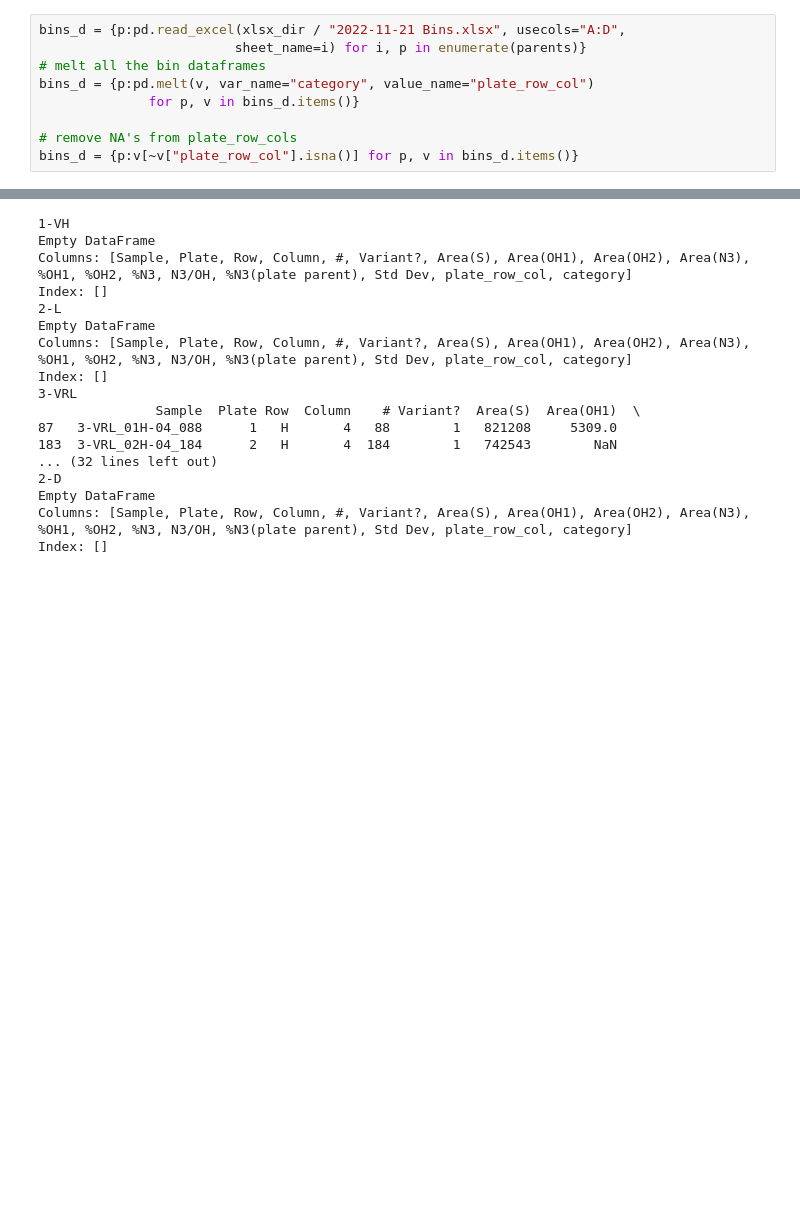
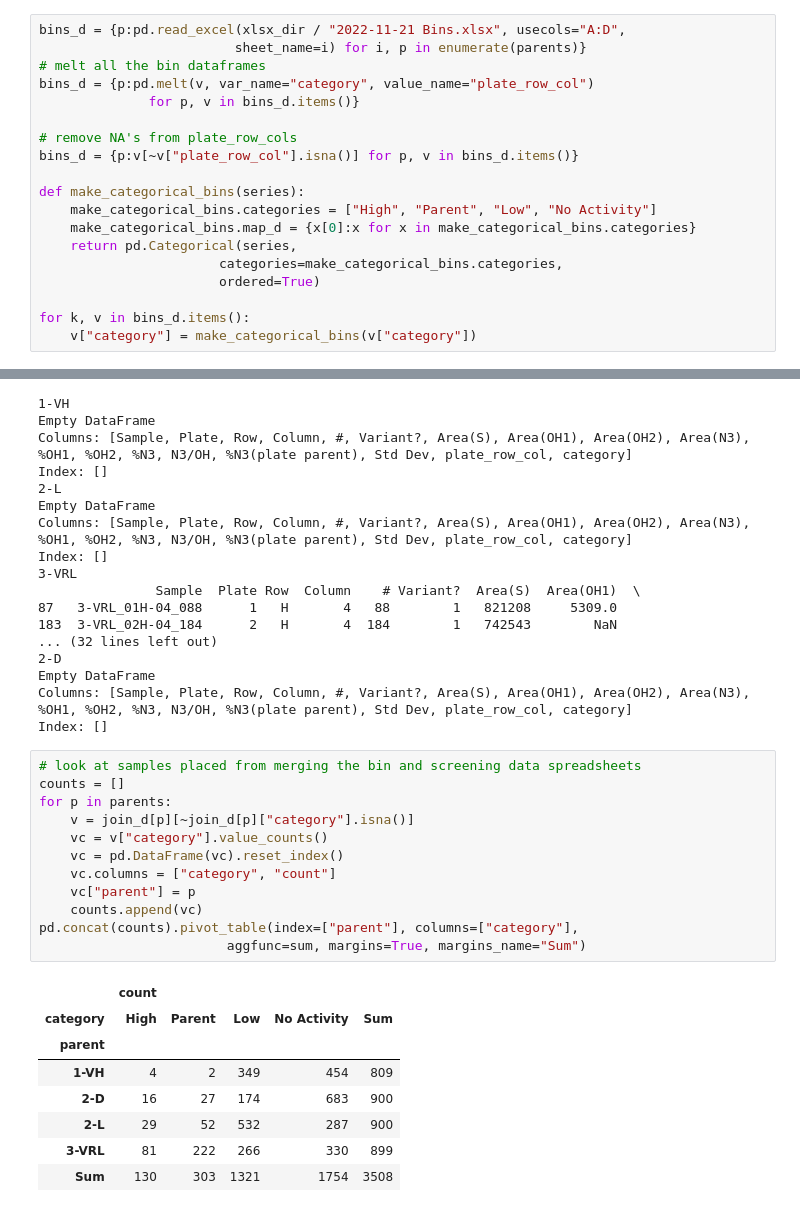
Before and after one commit to RomeroLab/sadx-latent-function, a Jupyter notebook: projects/Biochemical_Ordinal/scripts/nb_screening_data.ipynb, the cells around one changed output, grey strips where cells are left out. Cells and saved outputs as stored; diff of their text form; blank space fills up the shorter version.

Commit message:
Matching up samples placed

```diff
--- a/projects/Biochemical_Ordinal/scripts/nb_screening_data.ipynb
+++ b/projects/Biochemical_Ordinal/scripts/nb_screening_data.ipynb
@@ -57,6 +57,16 @@ bins_d = {p:pd.melt(v, var_name="category", value_name="plate_row_col")
 
 # remove NA's from plate_row_cols
 bins_d = {p:v[~v["plate_row_col"].isna()] for p, v in bins_d.items()}
+
+def make_categorical_bins(series):
+    make_categorical_bins.categories = ["High", "Parent", "Low", "No Activity"]
+    make_categorical_bins.map_d = {x[0]:x for x in make_categorical_bins.categories}
+    return pd.Categorical(series,
+                       categories=make_categorical_bins.categories,
+                       ordered=True)
+
+for k, v in bins_d.items():
+    v["category"] = make_categorical_bins(v["category"])
 # %%
 def standardize_plate_row_col(s):
     """Take the string for plate_row_col and make it look like 05-A-11"""
@@ -105,3 +115,24 @@ Index: []
 Empty DataFrame
 Columns: [Sample, Plate, Row, Column, #, Variant?, Area(S), Area(OH1), Area(OH2), Area(N3), %OH1, %OH2, %N3, N3/OH, %N3(plate parent), Std Dev, plate_row_col, category]
 Index: []
+# %%
+# look at samples placed from merging the bin and screening data spreadsheets
+counts = []
+for p in parents:
+    v = join_d[p][~join_d[p]["category"].isna()]
+    vc = v["category"].value_counts()
+    vc = pd.DataFrame(vc).reset_index()
+    vc.columns = ["category", "count"]
+    vc["parent"] = p
+    counts.append(vc)
+pd.concat(counts).pivot_table(index=["parent"], columns=["category"],
+                        aggfunc=sum, margins=True, margins_name="Sum")
+# %% [output]
+|  | count |  |  |  |  |
+| category | High | Parent | Low | No Activity | Sum |
+| parent |  |  |  |  |  |
+| 1-VH | 4 | 2 | 349 | 454 | 809 |
+| 2-D | 16 | 27 | 174 | 683 | 900 |
+| 2-L | 29 | 52 | 532 | 287 | 900 |
+| 3-VRL | 81 | 222 | 266 | 330 | 899 |
+| Sum | 130 | 303 | 1321 | 1754 | 3508 |
```
Also changed, not shown: parts of 3 cells of this notebook.
